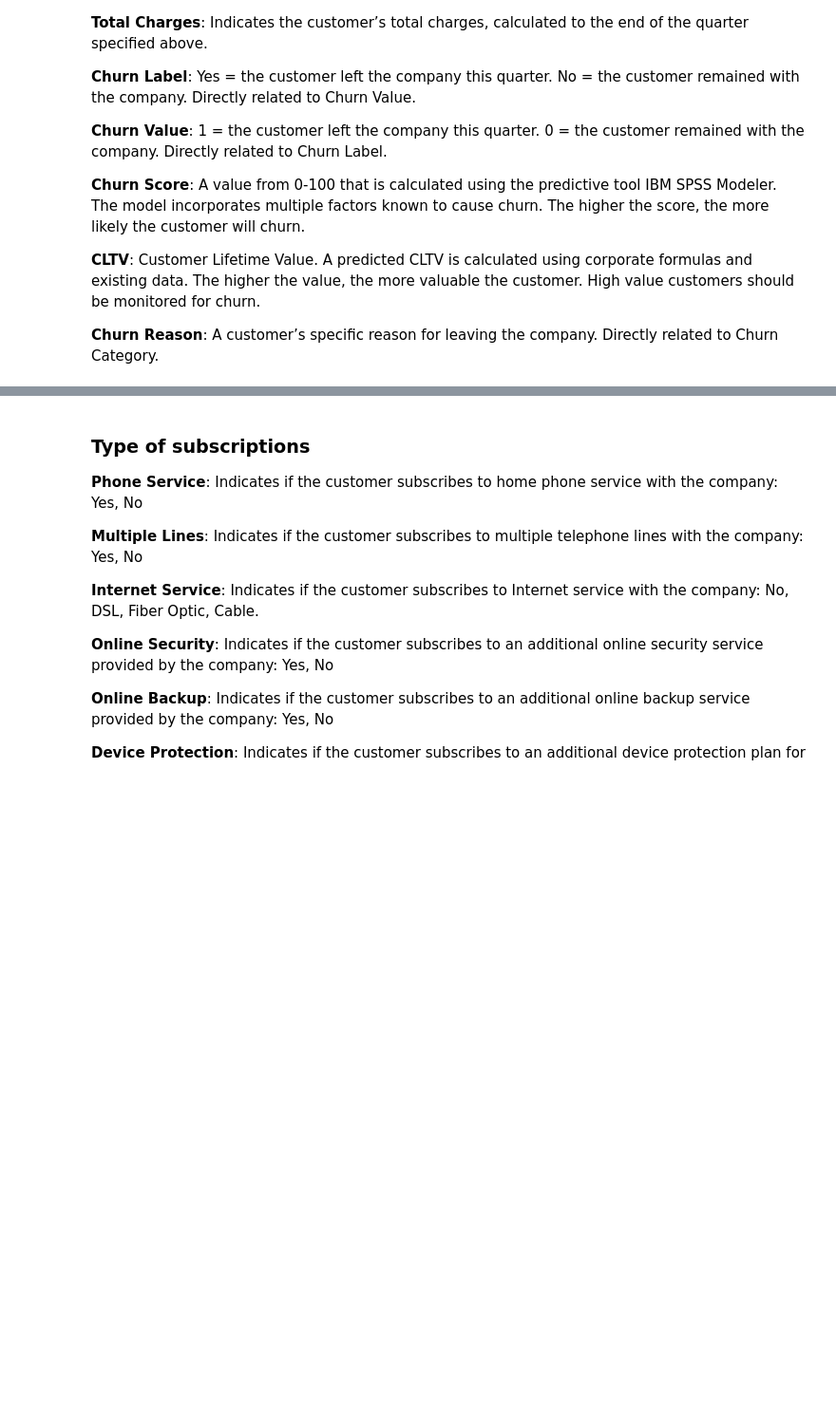
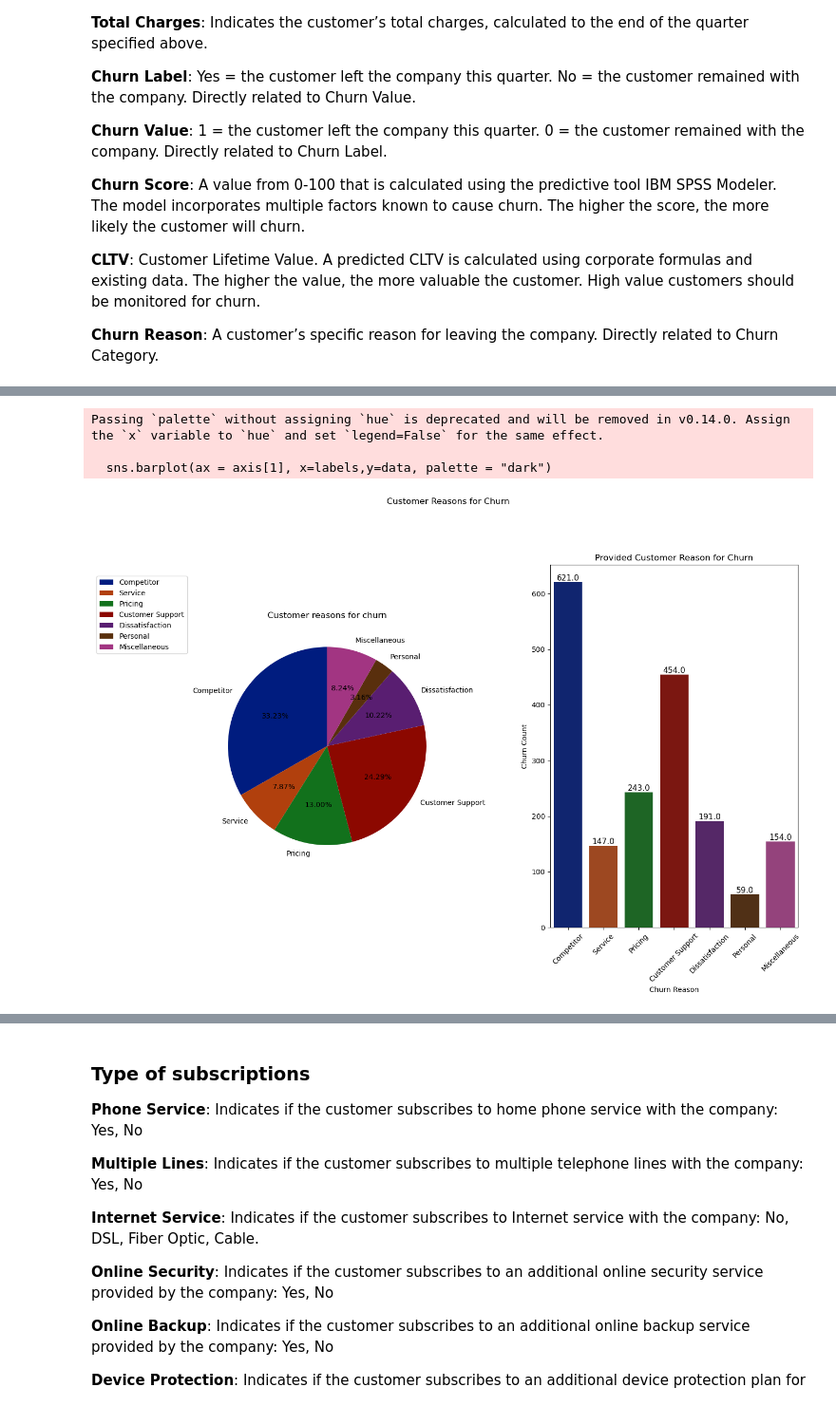
Before and after one commit to FranciszekMierzejewski/Churn-Predictor, a Jupyter notebook: notebooks/01_eda.ipynb, the cells around one changed output, grey strips where cells are left out. Shown at 95% size. Saved outputs shown, nothing was run; the diff lists cells and outputs as text; code cells hidden in the pictures; blank space fills up the shorter version.

Commit message:
Changed contract type axis to belong to one figure, changed bar chart to sns and added spacing

```diff
--- a/notebooks/01_eda.ipynb
+++ b/notebooks/01_eda.ipynb
@@ -166,18 +224,41 @@ for reason, count in churn_category_count.items():
 # %%
 labels = list(churn_category_count.keys())
 data = list(churn_category_count.values())
 
+fig, axis = plt.subplots(1,2,figsize=(14,10))
+
 # pie chart
-plt.figure(figsize=(10,6))
 colors = sns.color_palette("dark")
-plt.pie(data, labels=labels, colors=colors, autopct="%.2f%%", startangle=90) # start at north
+axis[0].pie(data, labels=labels, colors=colors, autopct="%.2f%%", startangle=90) # start at north
+axis[0].set_title("Customer reasons for churn")
+axis[0].legend(loc="upper right", bbox_to_anchor=(-0.05, 1.2)) # anchor legend, where upper right corner is at anchor point relative to pie chart
+
+
+# bar plot
+sns.barplot(ax = axis[1], x=labels,y=data, palette = "dark")
+
+for bar in axis[1].patches:
+    axis[1].annotate(f"{bar.get_height()}",
+                (bar.get_x() + bar.get_width() / 2, bar.get_height()),
+                ha = "center",
+                va = "bottom",
+                fontsize = 11
+                )
+
+axis[1].set_title("Provided Customer Reason for Churn")
+axis[1].set_xlabel("Churn Reason")
+axis[1].set_ylabel("Churn Count")
+axis[1].tick_params(axis="x", rotation=45) # rotate x labels 45 degrees anticlockwise, spacing
+
+plt.tight_layout()
+plt.suptitle("Customer Reasons for Churn")
+plt.subplots_adjust(wspace=0.4, top=0.85) # space between axis, space between suptitle and axis
 plt.show()
-
-plt.figure(figsize=(10,6))
-plt.bar(labels, data)
-plt.tight_layout()
-plt.title("Provided Customer Reason for Churn")
-plt.show()
+# %% [output]
+Passing `palette` without assigning `hue` is deprecated and will be removed in v0.14.0. Assign the `x` variable to `hue` and set `legend=False` for the same effect.
+
+  sns.barplot(ax = axis[1], x=labels,y=data, palette = "dark")
+[figure, added]
 # %%
 location_count = df["city"].value_counts().reset_index(name="counts")
 
```
Also changed, not shown: parts of 7 cells of this notebook.
